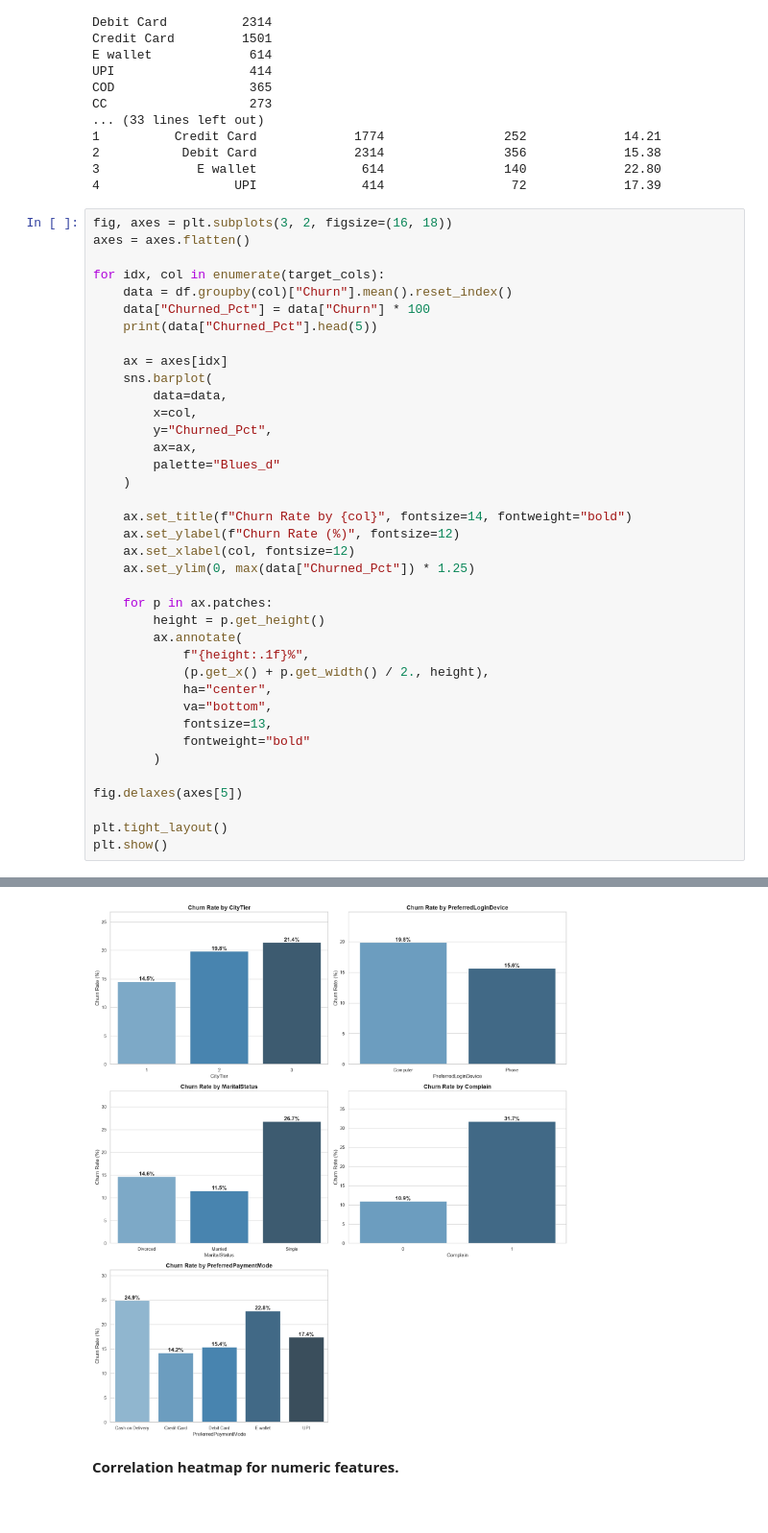
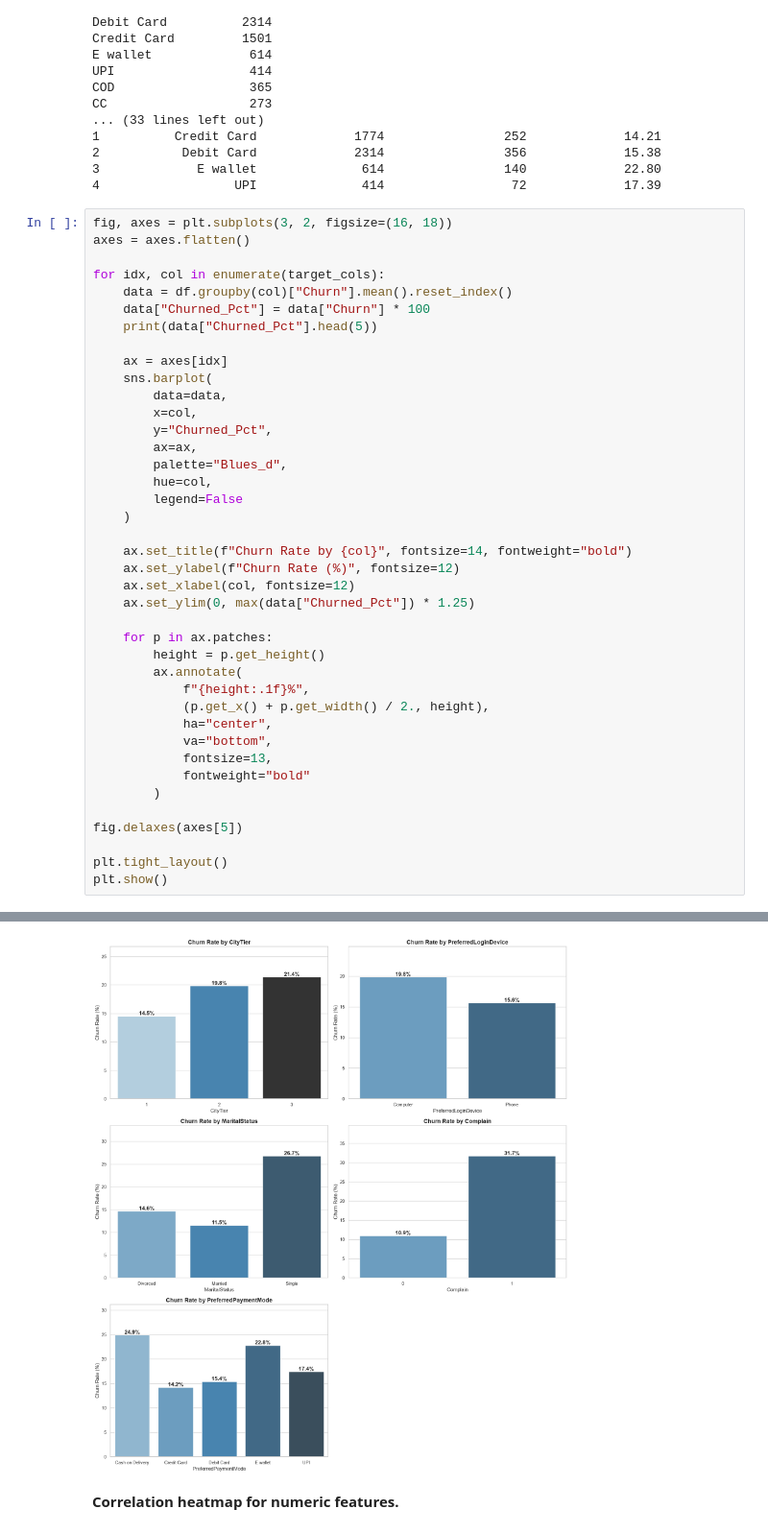
Before and after one commit to mo-alsafi/ecommerce-churn-analysis, a Jupyter notebook: notebooks/EDA.ipynb, the cells around one changed output, grey strips where cells are left out. Shown at 96% size. Saved outputs shown, nothing was run; the diff lists cells and outputs as text.

```diff
--- a/notebooks/EDA.ipynb
+++ b/notebooks/EDA.ipynb
@@ -220,7 +321,9 @@ for idx, col in enumerate(target_cols):
         x=col,
         y="Churned_Pct",
         ax=ax,
-        palette="Blues_d"
+        palette="Blues_d",
+        hue=col,
+        legend=False
     )
 
     ax.set_title(f"Churn Rate by {col}", fontsize=14, fontweight="bold")
@@ -285,4 +370,4 @@ Passing `palette` without assigning `hue` is deprecated and will be removed in v
-[figure, old version]
+[figure, new version]
 # %% [markdown]
 **Correlation heatmap for numeric features.**
 # %%
```
Also changed, not shown: parts of 11 cells of this notebook, 4 other files.
